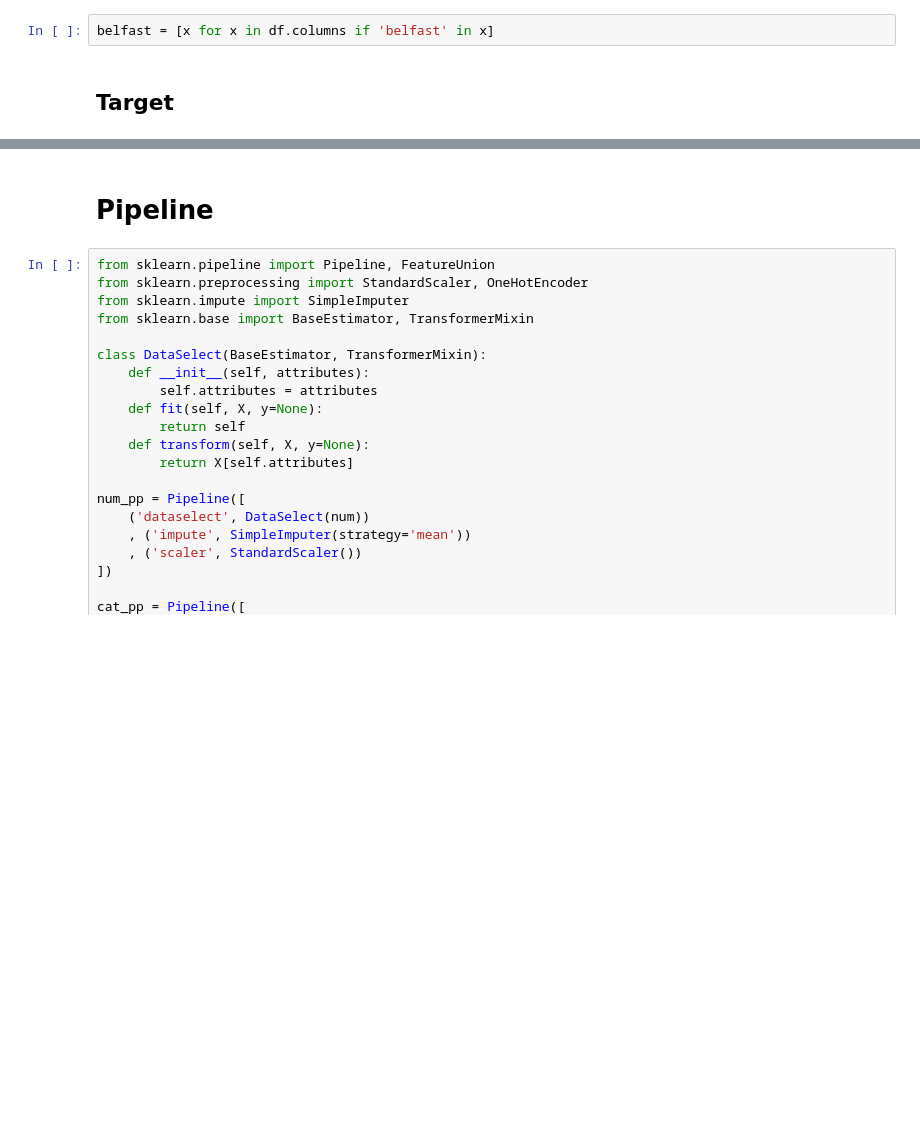
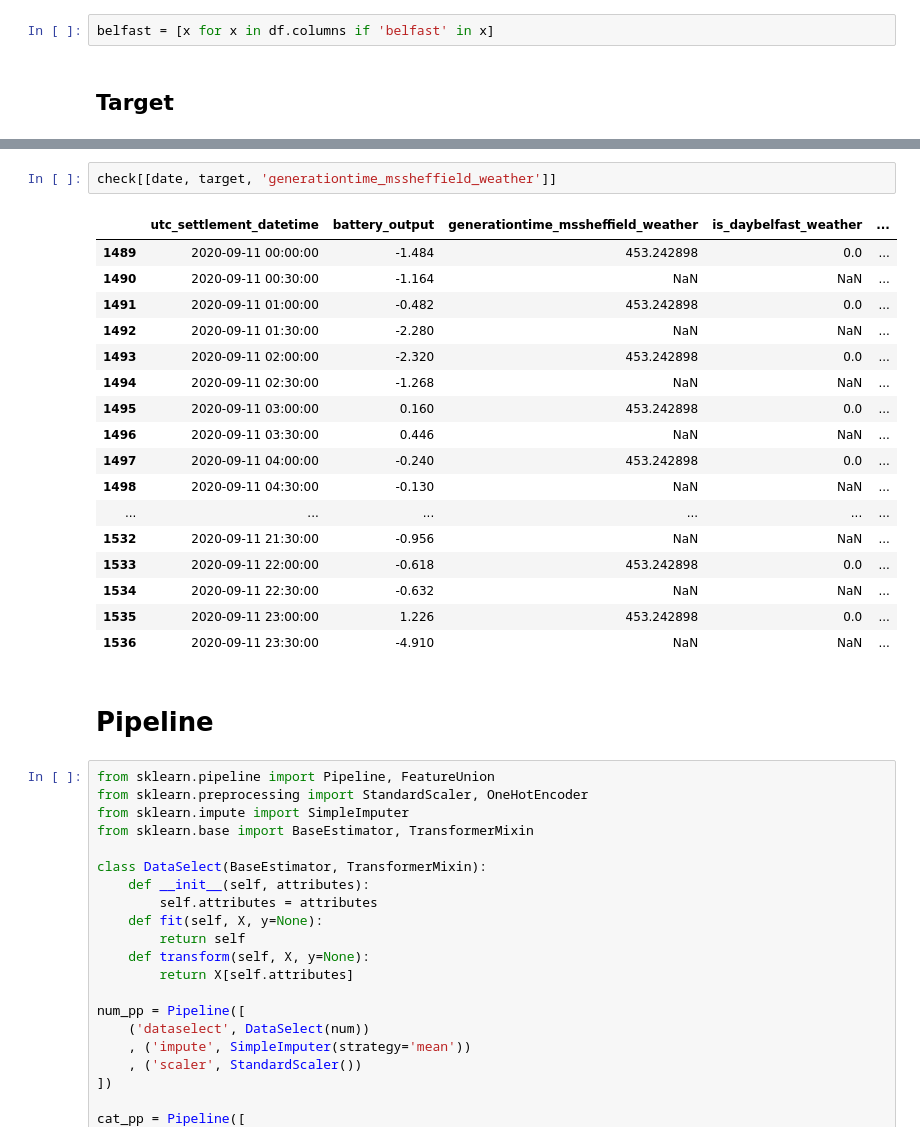
Before and after one commit to cmd-master/batteries, a Jupyter notebook: _main.ipynb, the cells around one changed output, grey strips where cells are left out. Drawn from its saved outputs; the diff is of its cells as text; blank space fills up the shorter version.

```diff
--- a/_main.ipynb
+++ b/_main.ipynb
@@ -108,3 +200,23 @@ sns.lineplot(x=train[date].dt.hour, y=target, data=g);
+# %%
+check[[date, target, 'generationtime_mssheffield_weather']]
+# %% [output]
+|  | utc_settlement_datetime | battery_output | generationtime_mssheffield_weather | is_daybelfast_weather | ... |
+| 1489 | 2020-09-11 00:00:00 | -1.484 | 453.242898 | 0.0 | ... |
+| 1490 | 2020-09-11 00:30:00 | -1.164 | NaN | NaN | ... |
+| 1491 | 2020-09-11 01:00:00 | -0.482 | 453.242898 | 0.0 | ... |
+| 1492 | 2020-09-11 01:30:00 | -2.280 | NaN | NaN | ... |
+| 1493 | 2020-09-11 02:00:00 | -2.320 | 453.242898 | 0.0 | ... |
+| 1494 | 2020-09-11 02:30:00 | -1.268 | NaN | NaN | ... |
+| 1495 | 2020-09-11 03:00:00 | 0.160 | 453.242898 | 0.0 | ... |
+| 1496 | 2020-09-11 03:30:00 | 0.446 | NaN | NaN | ... |
+| 1497 | 2020-09-11 04:00:00 | -0.240 | 453.242898 | 0.0 | ... |
+| 1498 | 2020-09-11 04:30:00 | -0.130 | NaN | NaN | ... |
+| ... | ... | ... | ... | ... | ... |
+| 1532 | 2020-09-11 21:30:00 | -0.956 | NaN | NaN | ... |
+| 1533 | 2020-09-11 22:00:00 | -0.618 | 453.242898 | 0.0 | ... |
+| 1534 | 2020-09-11 22:30:00 | -0.632 | NaN | NaN | ... |
+| 1535 | 2020-09-11 23:00:00 | 1.226 | 453.242898 | 0.0 | ... |
+| 1536 | 2020-09-11 23:30:00 | -4.910 | NaN | NaN | ... |
 # %% [markdown]
 # Pipeline
 # %%
```
Also changed, not shown: parts of 19 cells of this notebook, 1 other file.
